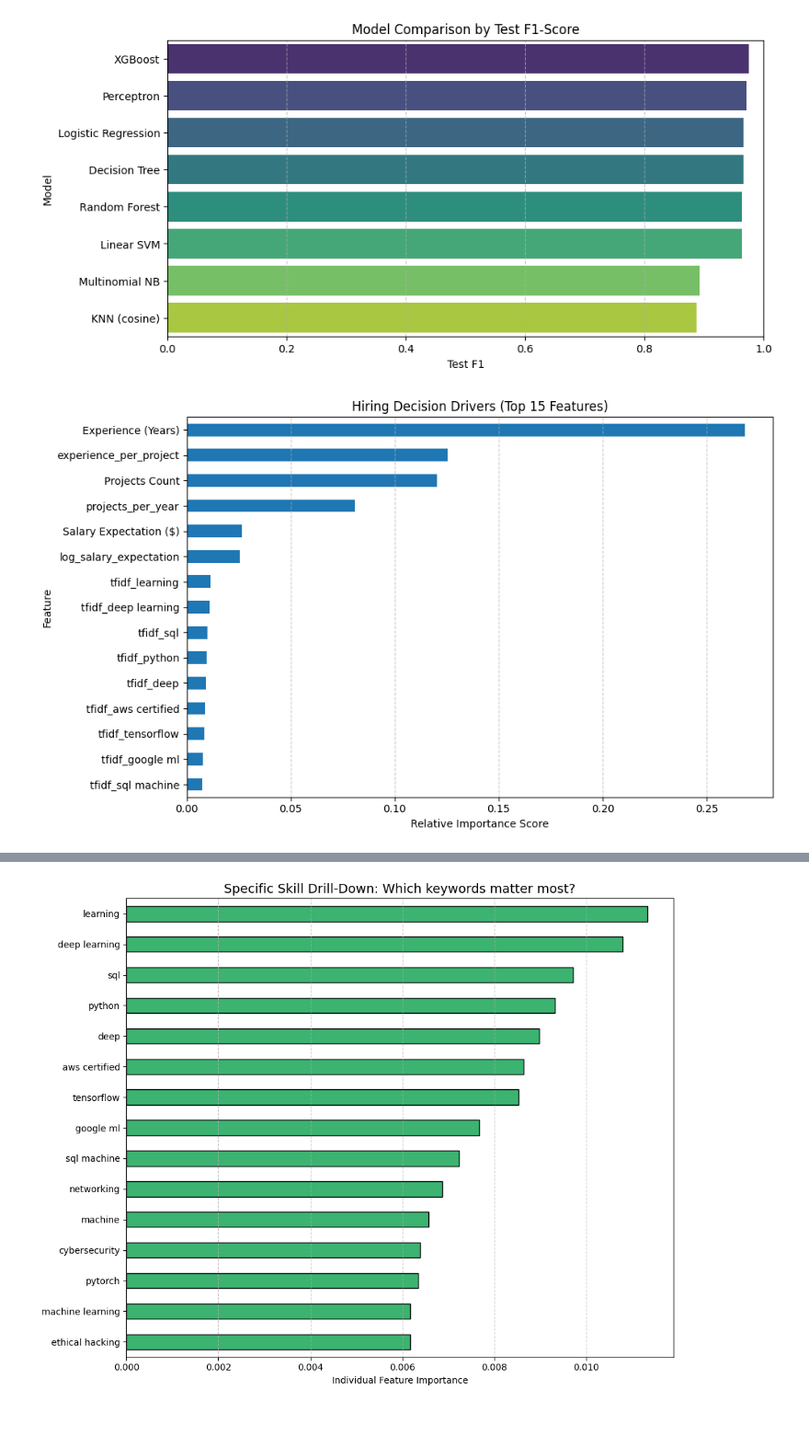
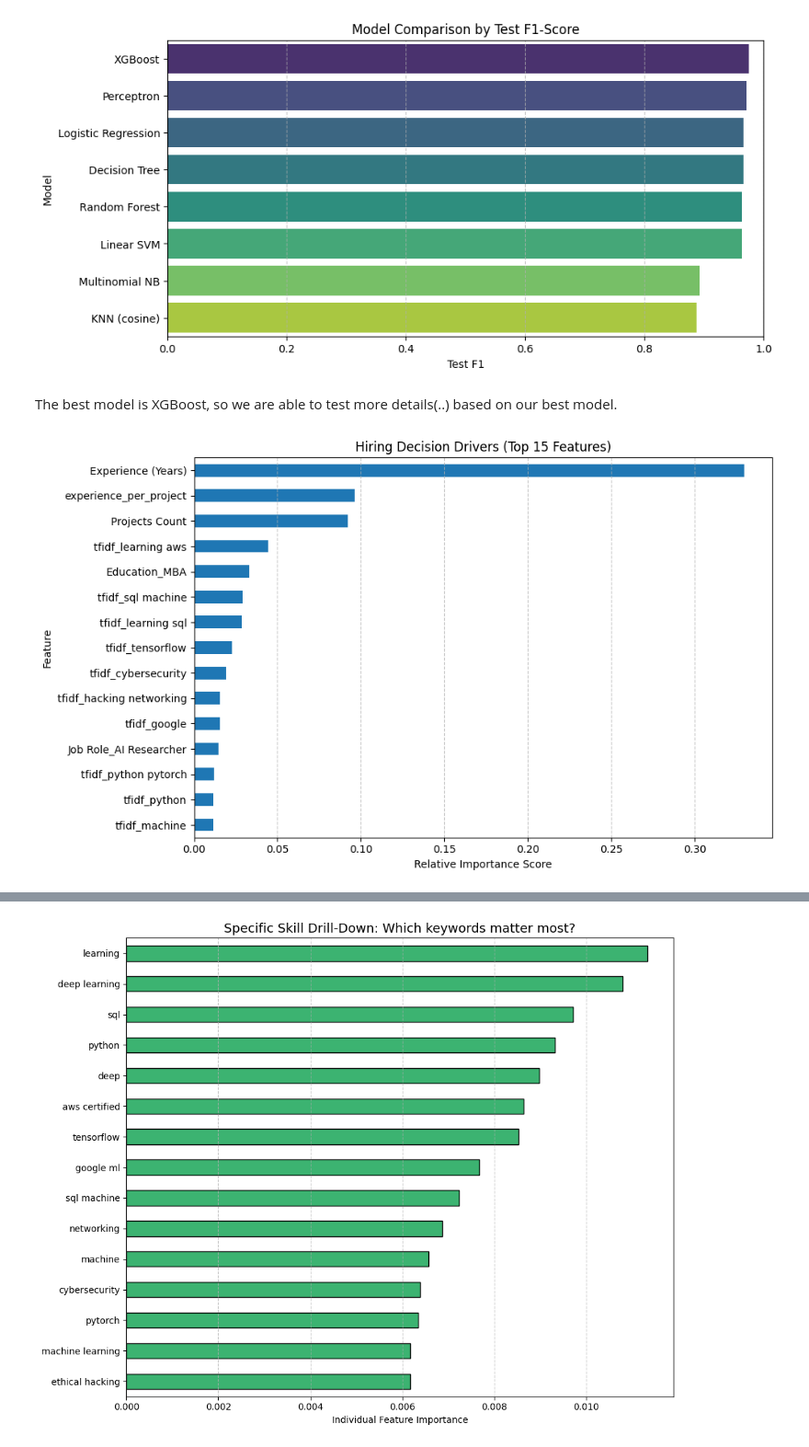
Before and after one commit to Jiaze-G/resume-hiring-prediction-ml, a Jupyter notebook: Modeling_and_Evaluation.ipynb, the cells around one changed output, grey strips where cells are left out. Shown at 92% size. Drawn from its saved outputs; the diff is of its cells as text; code cells hidden in the pictures; blank space fills up the shorter version.

```diff
--- a/Modeling_and_Evaluation.ipynb
+++ b/Modeling_and_Evaluation.ipynb
@@ -205,26 +205,27 @@ Passing `palette` without assigning `hue` is deprecated and will be removed in v
 
   sns.barplot(data=out, x="Test F1", y="Model", palette="viridis")
 [figure]
+# %% [markdown]
+The best model is XGBoost, so we are able to test more details(..) based on our best model.
 # %%
-rf_model = trained_models["Random Forest"]#why random forest
+best_model = trained_models["XGBoost"]
 
-importances = rf_model.feature_importances_
+# 2. Extract importances (XGBoost default is 'gain' - the most informative metric)
+importances = best_model.feature_importances_
 feat_names = X_train_scaled.columns
-
 feature_imp_series = pd.Series(importances, index=feat_names)
 
 top_15_features = feature_imp_series.sort_values(ascending=False).head(15)
-
 plt.figure(figsize=(10,6))
 top_15_features.sort_values().plot(kind="barh")
 
 plt.title("Hiring Decision Drivers (Top 15 Features)")
 plt.xlabel("Relative Importance Score")
 plt.ylabel("Feature")
 plt.grid(axis='x', linestyle='--', alpha=0.7)
 plt.tight_layout()
 plt.show()
 # %% [output]
-[figure, old version]
+[figure, new version]
 # %%
 # 1. Get the trained Random Forest
```
Also changed, not shown: parts of 4 cells of this notebook.
